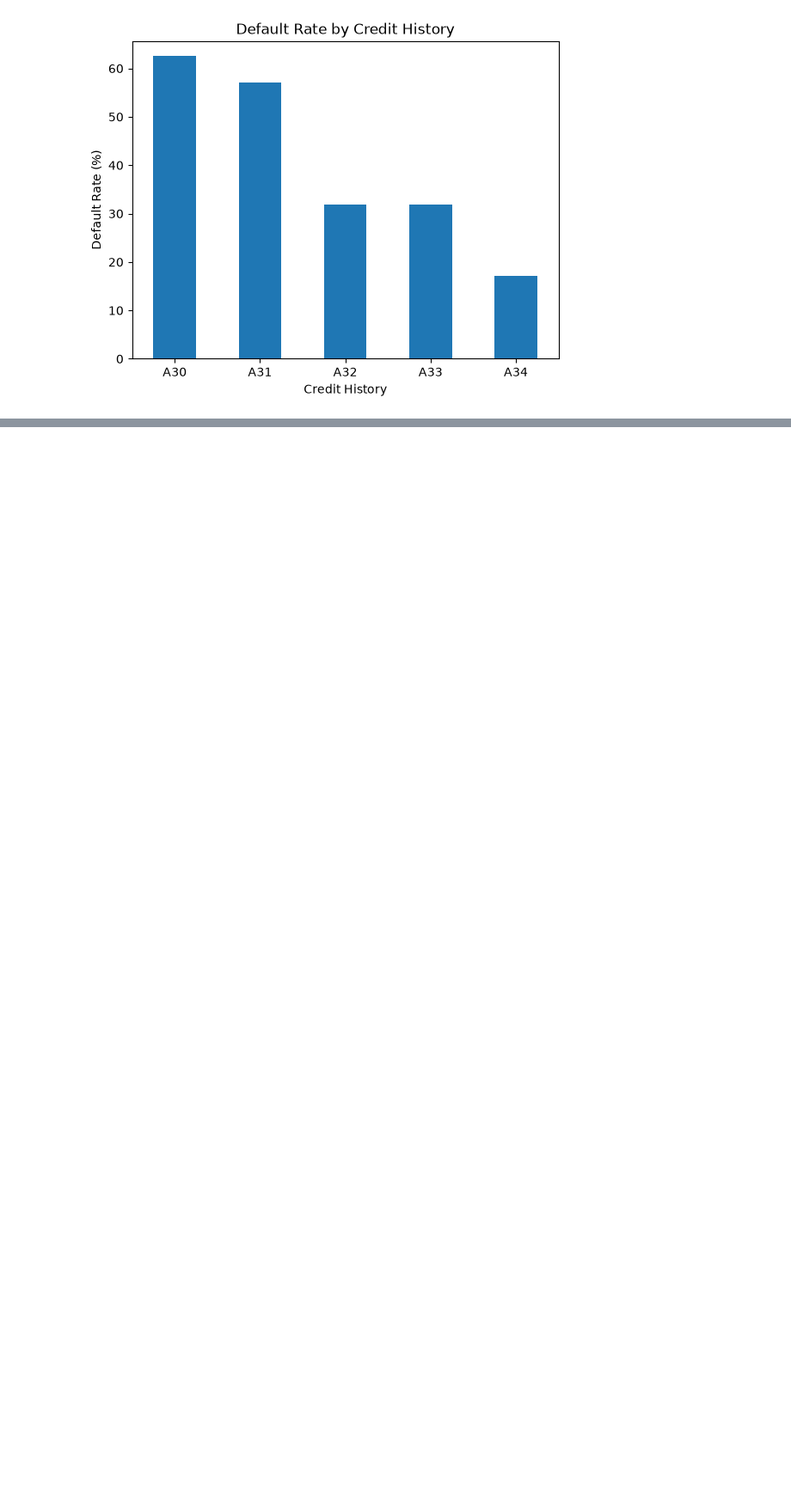
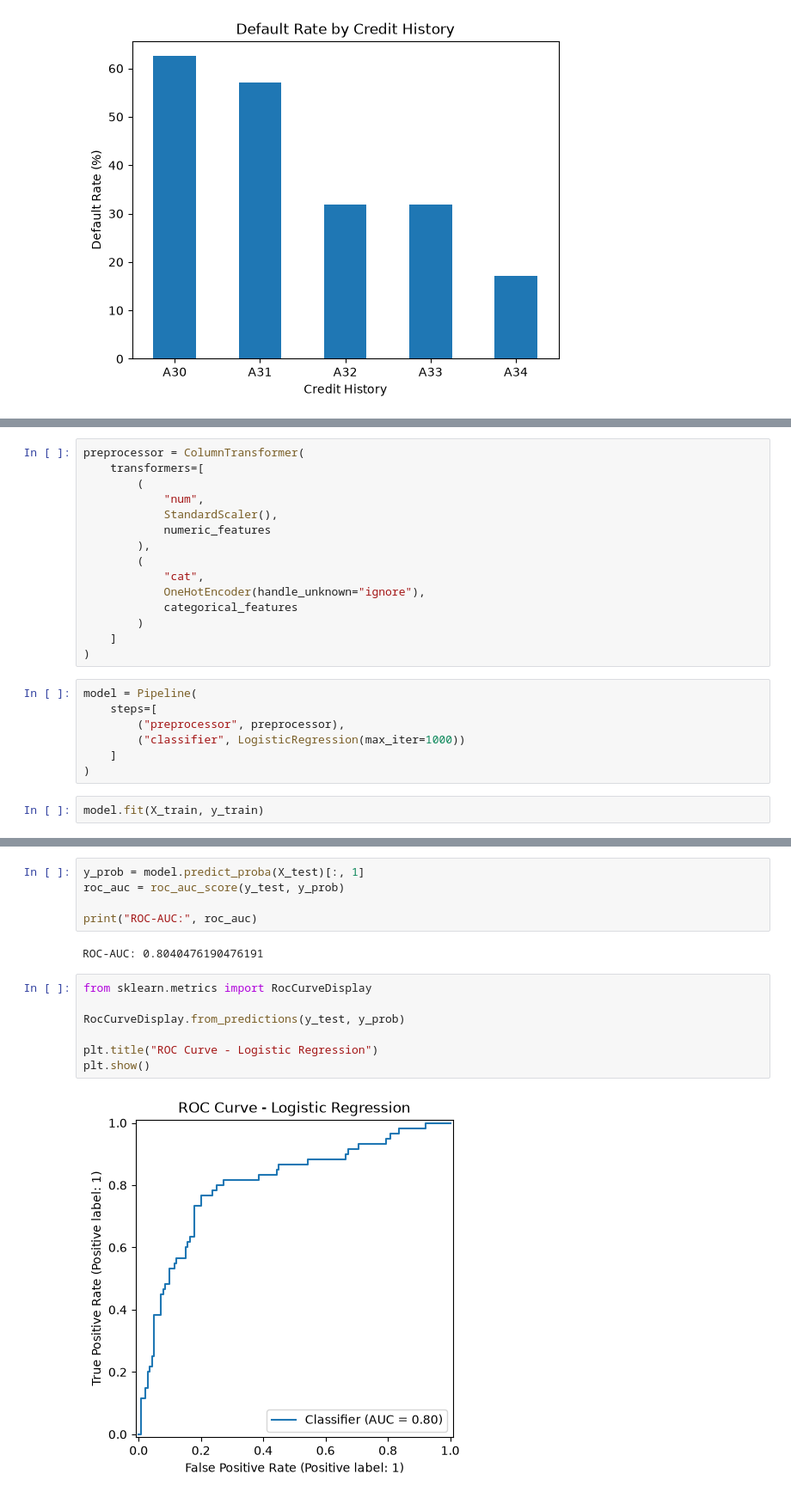
Before and after one commit to jujulam02/Credit-Risk-Scoring-Model, a Jupyter notebook: credit_risk.ipynb, the cells around one changed output, grey strips where cells are left out. Shown at 86% size. Cells and saved outputs as stored; diff of their text form; blank space fills up the shorter version.

```diff
--- a/credit_risk.ipynb
+++ b/credit_risk.ipynb
@@ -272,0 +359,24 @@ plt.show()
+# %%
+preprocessor = ColumnTransformer(
+    transformers=[
+        (
+            "num",
+            StandardScaler(),
+            numeric_features
+        ),
+        (
+            "cat",
+            OneHotEncoder(handle_unknown="ignore"),
+            categorical_features
+        )
+    ]
+)
+# %%
+model = Pipeline(
+    steps=[
+        ("preprocessor", preprocessor),
+        ("classifier", LogisticRegression(max_iter=1000))
+    ]
+)
+# %%
+model.fit(X_train, y_train)
@@ -272,0 +431,16 @@ plt.show()
+# %%
+y_prob = model.predict_proba(X_test)[:, 1]
+roc_auc = roc_auc_score(y_test, y_prob)
+
+print("ROC-AUC:", roc_auc)
+# %% [output]
+ROC-AUC: 0.8040476190476191
+# %%
+from sklearn.metrics import RocCurveDisplay
+
+RocCurveDisplay.from_predictions(y_test, y_prob)
+
+plt.title("ROC Curve - Logistic Regression")
+plt.show()
+# %% [output]
+[figure, added]
```
Also changed, not shown: parts of 19 cells of this notebook.
